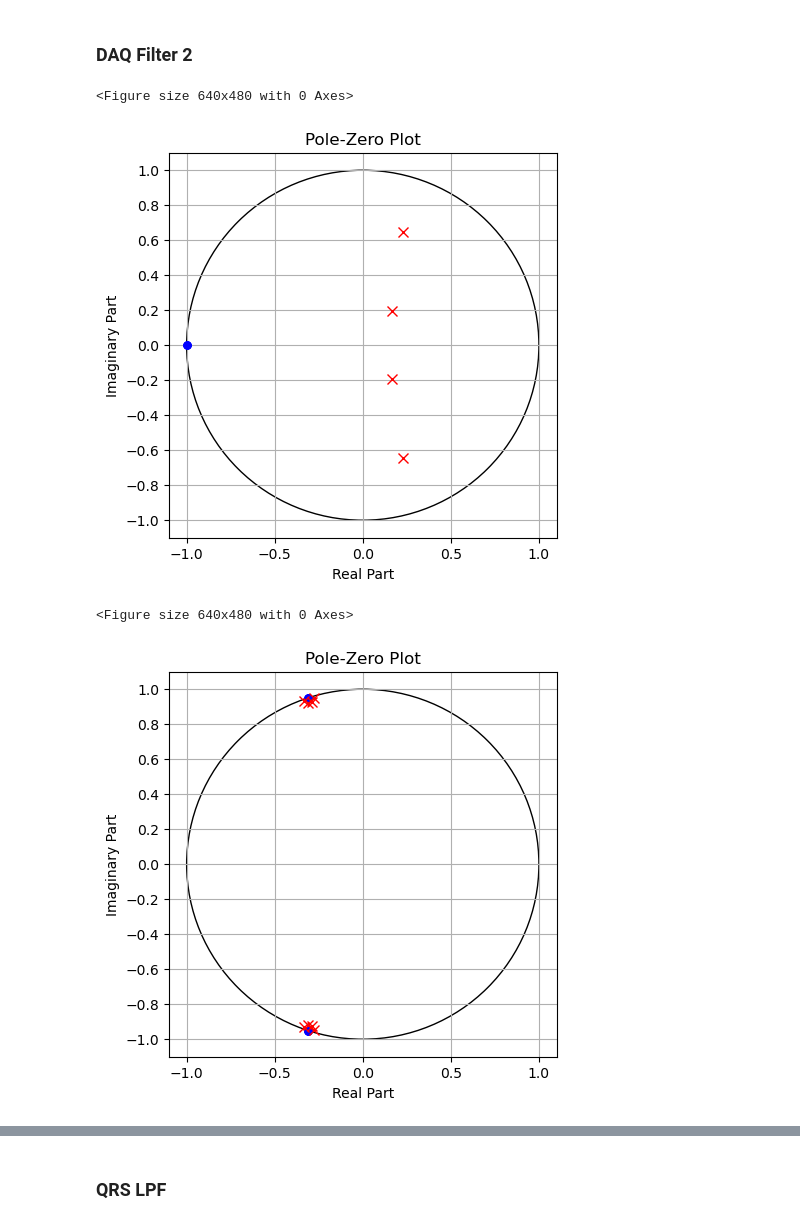
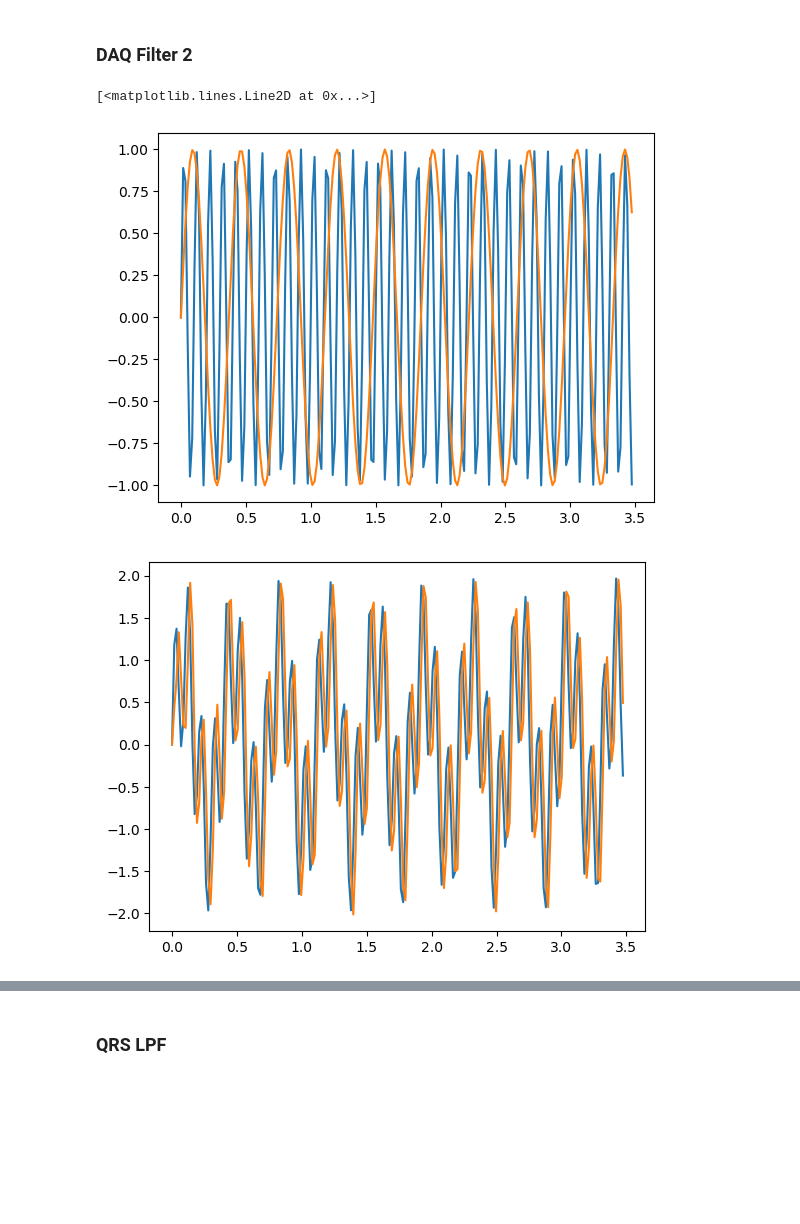
Before and after one commit to bryanmcelvy/microHeartMonitor, a Jupyter notebook: tools/filter_design/filt_design.ipynb, the cells around one changed output, grey strips where cells are left out. Drawn from its saved outputs; the diff is of its cells as text; code cells hidden in the pictures; blank space fills up the shorter version.

```diff
--- a/tools/filter_design/filt_design.ipynb
+++ b/tools/filter_design/filt_design.ipynb
@@ -57,16 +57,22 @@ plot_pole_zero(b, a)
 # %% [markdown]
 ### DAQ Filter 2
 # %%
-b1, a1 = signal.iirfilter(N = 4, Wn = 40, btype="lowpass", ftype='butter', fs=fs)
-z1, p1, k1 = signal.tf2zpk(b1, a1)
+sos1 = np.float32(signal.iirfilter(N=2, Wn = 40, btype="lowpass", ftype='butter', fs=fs, output='sos'))
 
-b2, a2 = signal.iirfilter(N=4, Wn= [59,61], btype="bandstop", ftype="butter", fs=fs)
-z2, p2, k2 = signal.tf2zpk(b2, a2)
+sos2 = np.float32(signal.iirfilter(N=50, Wn= [59,61], btype="bandstop", ftype="butter", fs=fs, output='sos'))
-# %%
-plot_pole_zero(b1, a1)
-plot_pole_zero(b2, a2)
-# %% [output]
-<Figure size 640x480 with 0 Axes>
-[figure, removed]
-<Figure size 640x480 with 0 Axes>
-[figure, removed]
+# %%
+t = np.arange(200) * (np.pi / 180)
+x1 = np.sin(2 * np.pi * 10 * t)
+x2 = np.sin(2 * np.pi * 60 * t)
+plt.plot(t, x1)
+plt.plot(t, x2)
+
+plt.figure()
+plt.plot(t, x1 + x2)
+
+x3 = signal.sosfilt(sos2, (x1 + x2))
+plt.plot(t, x3)
+# %% [output]
+[<matplotlib.lines.Line2D at 0x...>]
+[figure, added]
+[figure, added]
```
Also changed, not shown: parts of 17 cells of this notebook, 3 other files.
